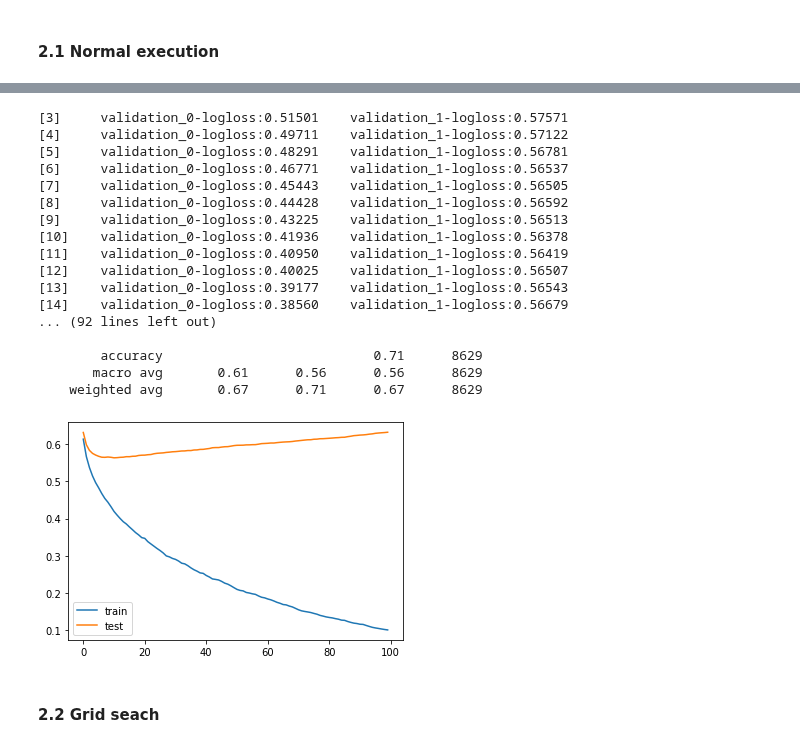
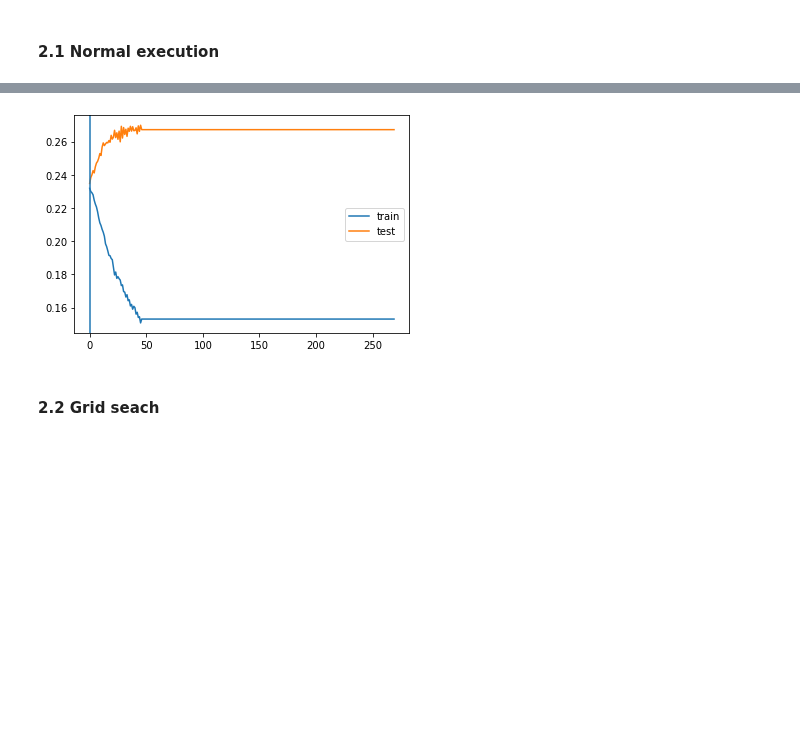
Before and after one commit to Hadjimina/Reddit_Morality_Analysis, a Jupyter notebook: feature_analysis/Jupiter Notebooks/interaction analysis.ipynb, the cells around one changed output, grey strips where cells are left out. Saved outputs shown, nothing was run; the diff lists cells and outputs as text; code cells hidden in the pictures; blank space fills up the shorter version.

Commit message:
improved hyper param finding

```diff
--- a/feature_analysis/Jupiter Notebooks/interaction analysis.ipynb
+++ b/feature_analysis/Jupiter Notebooks/interaction analysis.ipynb
@@ -530,29 +549,44 @@ Classification params:
 # %% [markdown]
 #### 2.1 Normal execution
 # %%
+from sklearn.model_selection import StratifiedKFold
+from sklearn.model_selection import cross_val_score
+import sklearn
+
 clf_name = get_clf_name(params, classifiers[1])
-X_train, y_train, X_test, y_test, feat_name_lst = get_train_test_split(params)
-#print("Training distribution")
-#_ = plt.hist(y_train, bins='auto')
-#plt.show()
-#print("Testing distribution")
-#_ = plt.hist(y_test, bins='auto')
-#plt.show()
+
+X_train, y_train, X_test, y_test, feat_name_lst = get_train_test_split(
+    params)
+#5fold cross validation
+cross_vals = cross_val_score(clf, X=X_train, y=y_train, scoring="neg_mean_absolute_error", cv = 5)
+
+print("3/5 Crossvalidation started")
+print(f"Crossval score:{-1*np.mean(cross_vals)}")
+
+print("4/5 Model training started")
+#hyper params [REMOVE ME]
 eval_set = [(X_train, y_train), (X_test, y_test)]
-model = xgboost.fit(X_train, y_train, eval_set=eval_set)
-y_pred = xgboost.predict(X_test)
-print_metrics(y_test, y_pred)
+metric = "mae" if params["predict"] == "ratio" else "error"
+
+model = clf.fit(X_train, y_train, sample_weight=None, eval_set=eval_set,  eval_metric=metric)
+y_pred = clf.predict(X_test)
+get_metrics(y_test, y_pred, params)
 results = model.evals_result()
-#print(results)
+# print(results)
 # plot learning curves
-validation_key = "rmse" if params["predict"] == "ratio" else "logloss"
-plt.plot(results['validation_0'][validation_key], label='train')
-plt.plot(results['validation_1'][validation_key], label='test')
+
+plt.plot(results['validation_0'][metric], label='train')
+plt.plot(results['validation_1'][metric], label='test')
+
+val_min = min(results['validation_1'][metric])
+index_min = results['validation_1'][metric].index(val_min)
+plt.axvline(x=index_min)
+print(f"Min index:{index_min} value min: {val_min}")
 # show the legend
 plt.legend()
 # show the plot
 plt.show()
 #print(f"  {len(y_test)+len(y_train)} samples")
-#print(clf_name)
-#print(model.summary())
+# print(clf_name)
+# print(model.summary())
 # %% [output]
@@ -567,20 +610,3 @@ The use of label encoder in XGBClassifier is deprecated and will be removed in a
-[3]     validation_0-logloss:0.51501    validation_1-logloss:0.57571
-[4]     validation_0-logloss:0.49711    validation_1-logloss:0.57122
-[5]     validation_0-logloss:0.48291    validation_1-logloss:0.56781
-[6]     validation_0-logloss:0.46771    validation_1-logloss:0.56537
-[7]     validation_0-logloss:0.45443    validation_1-logloss:0.56505
-[8]     validation_0-logloss:0.44428    validation_1-logloss:0.56592
-[9]     validation_0-logloss:0.43225    validation_1-logloss:0.56513
-[10]    validation_0-logloss:0.41936    validation_1-logloss:0.56378
-[11]    validation_0-logloss:0.40950    validation_1-logloss:0.56419
-[12]    validation_0-logloss:0.40025    validation_1-logloss:0.56507
-[13]    validation_0-logloss:0.39177    validation_1-logloss:0.56543
-[14]    validation_0-logloss:0.38560    validation_1-logloss:0.56679
-... (92 lines left out)
-
-        accuracy                           0.71      8629
-       macro avg       0.61      0.56      0.56      8629
-    weighted avg       0.67      0.71      0.67      8629
-[figure, old version]
+[figure, new version]
 # %% [markdown]
 #### 2.2 Grid seach
```
Also changed, not shown: parts of 7 cells of this notebook, 8 other files.
